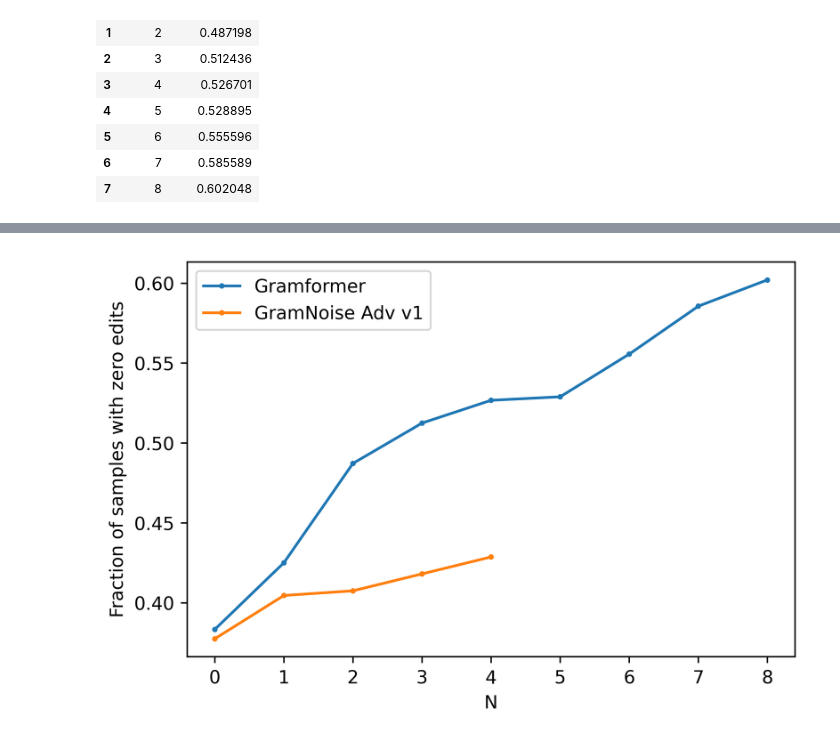
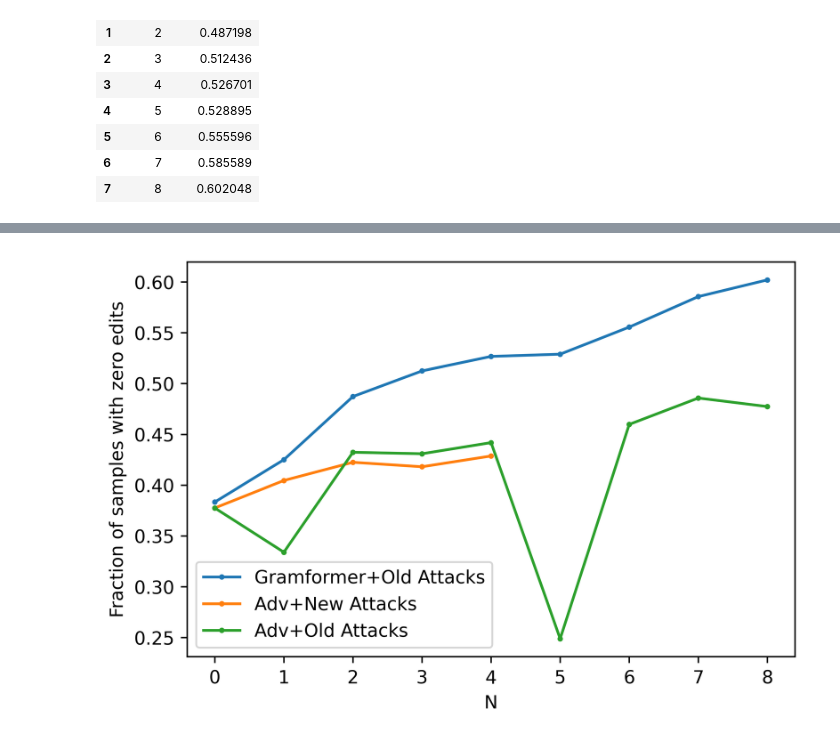
Before and after one commit to YufanWangYuki/NoiseGram, a Jupyter notebook: adv_perp.ipynb, the cells around one changed output, grey strips where cells are left out. Drawn from its saved outputs; the diff is of its cells as text; code cells hidden in the pictures.

```diff
--- a/adv_perp.ipynb
+++ b/adv_perp.ipynb
@@ -116,3 +120,8 @@ df2
 | 5 | 6 | 0.555596 |
 | 6 | 7 | 0.585589 |
 | 7 | 8 | 0.602048 |
+# %%
+import os
+filePath = '/Users/yufanwang/Desktop/Study/Project/Data/v003_0.1/attacks_perp_old'
+files = sorted(os.listdir(filePath))
+files
@@ -118,0 +138,34 @@ df2
+# %%
+length = []
+zero_edits = []
+orig_mean = []
+orig_std = []
+adv_mean = []
+adv_std = []
+
+for file in files:
+    print(file)
+    if 'orig' in file:
+        length.append(0)
+    else:
+        length.append(int(file[6]))
+
+    f = open(filePath + '/' + file)
+    lines = f.readlines()[-3:]
+    zero_edits.append(float(lines[0][61:].replace('\n','')))
+    sub_value = lines[1].split(' ')
+    orig_mean.append(float(sub_value[3].replace('\t','')))
+    orig_std.append(float(sub_value[5].replace('\n','')))
+    sub_value = lines[2].split(' ')
+    adv_mean.append(float(sub_value[3].replace('\t','')))
+    adv_std.append(float(sub_value[5].replace('\n','')))
+
+data = {'length':length,
+       'zero edit rate':zero_edits,
+       'orig mean':orig_mean,
+       'orig std':orig_std,
+       'adv mean':adv_mean,
+       'adv std':adv_std}
+df3 = pd.DataFrame(data)
+df3 = df3.sort_values(['length'])
+df3
@@ -119,20 +192,21 @@ df2
 # %%
 import matplotlib.pyplot as plt
 # from matplotlib.pyplot import MultipleLocator
 
 # x_major_locator=MultipleLocator(5)
 
 fig, ax = plt.subplots(dpi=600)
 
-ax.plot(df2['length'], df2['zero edit rate'], marker='o',markersize=2,label='Gramformer') # 作y1 = x 图，并标记此线名为linear
-ax.plot(df['length'], df['zero edit rate'], marker='o',markersize=2,label='GramNoise Adv v1') # 作y1 = x 图，并标记此线名为linear
+ax.plot(df2['length'], df2['zero edit rate'], marker='o',markersize=2,label='Gramformer+Old Attacks') # 作y1 = x 图，并标记此线名为linear
+ax.plot(df['length'], df['zero edit rate'], marker='o',markersize=2,label='Adv+New Attacks') # 作y1 = x 图，并标记此线名为linear
+ax.plot(df3['length'], df3['zero edit rate'], marker='o',markersize=2,label='Adv+Old Attacks') # 作y1 = x 图，并标记此线名为linear
 
 ax.set_xlabel('N') #设置x轴名称 x label
 ax.set_ylabel('Fraction of samples with zero edits') #设置y轴名称 y label
 # ax.set_title('The Effect of Adding Gaussian Noise on Gramformer Model') #设置图名为Simple Plot
 ax.legend() #自动检测要在图例中显示的元素，并且显示
 # plt.xlim((0, 15))
 # ax.xaxis.set_major_locator(x_major_locator)
 plt.show() #图形可视化
 # %% [output]
-[figure, old version]
+[figure, new version]
```
Also changed, not shown: parts of 16 cells of this notebook, 2 other files.
